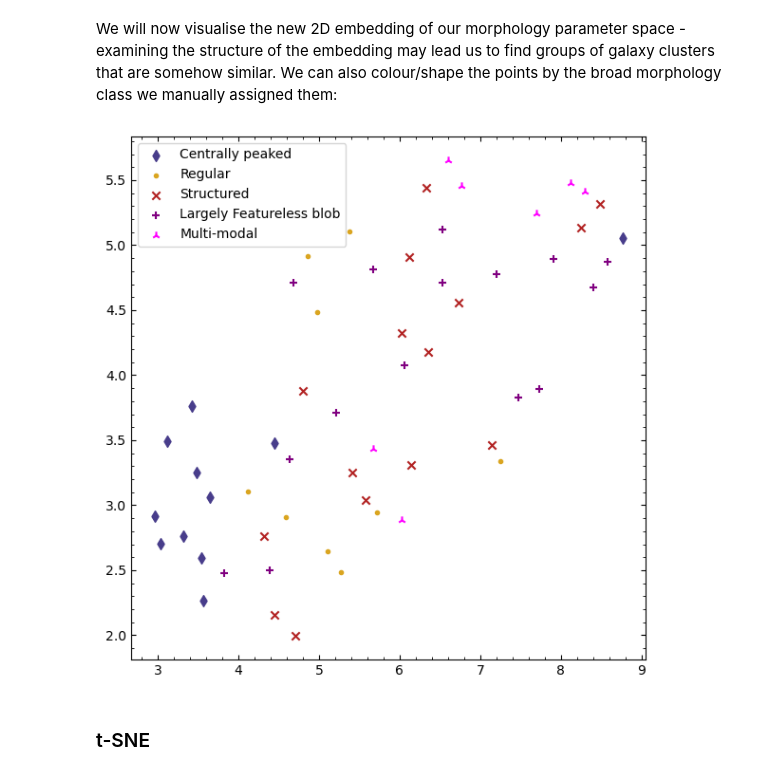
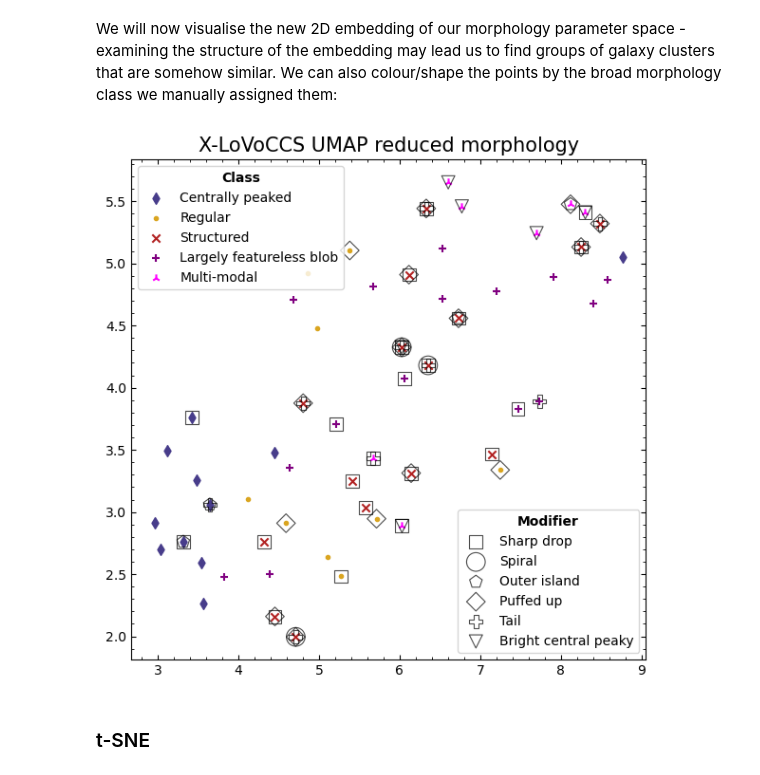
Before and after one commit to LoVoCCS/X-LoVoCCS-Analyses, a Jupyter notebook: notebooks/positions_and_morphology/whole_morphology_parameter_space.ipynb, the cells around one changed output. Drawn from its saved outputs; the diff is of its cells as text; code cells hidden in the pictures.

Commit message:
Minor updates to the whole-morph parameter space notebook and reduced dimensionaity figures

```diff
--- a/notebooks/positions_and_morphology/whole_morphology_parameter_space.ipynb
+++ b/notebooks/positions_and_morphology/whole_morphology_parameter_space.ipynb
@@ -48,6 +48,11 @@ tsne_rand_state = 907
 
 # Overarching manual broad morphology classes
 BROAD_CLASS = {"CeP": "Centrally peaked", "R": "Regular", "S": "Structured", "LFB": "Largely featureless blob", 'MM': "Multi-modal"}
+# Modifiers that can be applied to the broad classes
+CLASS_MODIFIERS = {"Pl": "Central plateau", "SD": "Sharp drop", "Sp": "Spiral", "Ca": "Cavities",
+                   "OI": "Outer island", "NC{n}": "Number of components", 'PU': "Puffed up", 'Ta': "Tail",
+                   "BCP": "Bright central peaky"}
+
 # Manual morphology class colours
 CLASS_COLOURS = {'CeP': "darkslateblue", 'R': 'goldenrod', 'S': 'firebrick', 'LFB': 'purple', 'MM': 'fuchsia',
                   np.nan: 'black'}
@@ -55,6 +60,11 @@ CLASS_COLOURS = {'CeP': "darkslateblue", 'R': 'goldenrod', 'S': 'firebrick', 'LF
 CLASS_HIST_LS = {'CeP': "solid", 'R': 'dashed', 'S': 'dotted', 'LFB': 'dashdot', 'MM': 'dotted'}
 # In the same vein, we'll give each class its own marker as well
 CLASS_MARKERS = {'CeP': "d", 'R': '.', 'S': 'x', 'LFB': '+', 'MM': '2'}
+# We also define some markers that will be plotted surrounding the main data points, with different shapes, to represent
+#  the application of different modifiers
+MOD_MARKERS = {'SD': 's', 'Sp': 'o', 'OI': 'p', 'PU': 'D', 'Ta': 'P', 'BCP': 'v'}
+# And their sizes
+MOD_MARKER_SIZE = {'SD': 100, 'Sp': 200, 'OI': 100, 'PU': 100, 'Ta': 100, 'BCP': 100}
 # %% [markdown]
 ## Output paths
 # %% [markdown]
@@ -458,19 +468,42 @@ We will now visualise the new 2D embedding of our morphology parameter space - e
 # %%
 plt.figure(figsize=(6, 6))
 plt.minorticks_on()
 plt.tick_params(which='both', direction='in', top=True, right=True)
 
-# plt.plot(umap_reduced[:, 0], umap_reduced[:, 1], '.')
+class_leg_hands = []
 for morph_class, rel_marker in CLASS_MARKERS.items():
     rel_data_msk = rel_morph_class == morph_class
-    plt.scatter(umap_reduced[rel_data_msk, 0], umap_reduced[rel_data_msk, 1], c=CLASS_COLOURS[morph_class],
-                marker=rel_marker, label=BROAD_CLASS[morph_class])
+    cur_class_sc = plt.scatter(umap_reduced[rel_data_msk, 0], umap_reduced[rel_data_msk, 1],
+                               c=CLASS_COLOURS[morph_class], marker=rel_marker,
+                               label=BROAD_CLASS[morph_class])
+    # For the class legend
+    class_leg_hands.append(cur_class_sc)
 
-plt.legend()
+mod_leg_hands = []
+for morph_mod, rel_marker in MOD_MARKERS.items():
+    rel_data_msk =  pd.Series(rel_morph_mods).str.contains(morph_mod).replace(np.nan, False).values
+
+    # c=CLASS_COLOURS[morph_class]
+    cur_mod_sc = plt.scatter(umap_reduced[rel_data_msk, 0], umap_reduced[rel_data_msk, 1],
+                             marker=rel_marker, label=CLASS_MODIFIERS[morph_mod], fc='none', ec='black',
+                             s=MOD_MARKER_SIZE[morph_mod], lw=0.8, alpha=0.7)
+    # For the modifire legend
+    mod_leg_hands.append(cur_mod_sc)
+
+# Legend describing how point shape/color relates to broad class
+class_legend = plt.gca().legend(handles=class_leg_hands, loc='upper left', title='Class', title_fontproperties={'weight':'bold'})
+# And the modifier marker legend
+mod_legend = plt.gca().legend(handles=mod_leg_hands, loc='lower right', title='Modifier', title_fontproperties={'weight':'bold'})
+plt.gca().add_artist(class_legend)
+
+# Set the figure title
+plt.title("X-LoVoCCS UMAP reduced morphology", fontsize=15)
+# Remove any extraneous white space
 plt.tight_layout()
+plt.savefig(morph_fig_path + "xlovoccs_umap_reduced_parspace.pdf")
 plt.show()
 # %% [output]
-[figure, old version]
+[figure, new version]
 # %% [markdown]
 ### t-SNE
 # %% [markdown]
```
Also changed, not shown: parts of 1 cell of this notebook, 2 other files.
